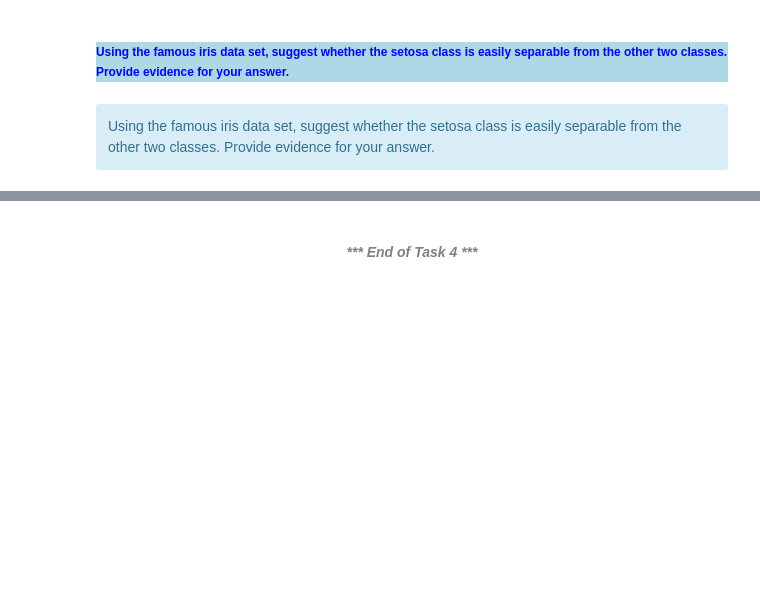
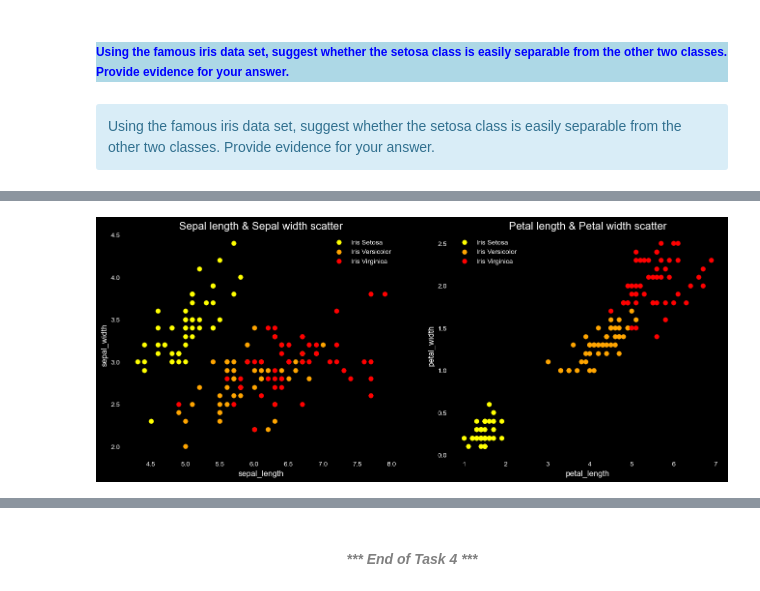
Before and after one commit to Anna20041983/Machine_Learning_and_Statistics, a Jupyter notebook: tasks.ipynb, the cells around one changed output, grey strips where cells are left out. Saved outputs shown, nothing was run; the diff lists cells and outputs as text; code cells hidden in the pictures; blank space fills up the shorter version.

```diff
--- a/tasks.ipynb
+++ b/tasks.ipynb
@@ -587,0 +691,37 @@ Using the famous iris data set, suggest whether the setosa class is easily separ
+# %%
+# Check the relationship of 3 classes when two dimensions for petal are together and 2 for sepal are together
+# Apply black background
+plt.style.use('dark_background')
+
+# Apply plot size
+fig, (ax1, ax2) = plt.subplots(1,2, figsize=(16,6))
+
+# Group Data by each class
+data1=df[df['class']=='setosa']
+data2=df[df['class']=='versicolor']
+data3=df[df['class']=='virginica']
+
+# Apply colour and label per each class
+ax1.scatter(data1['sepal_length'],data1['sepal_width'],color='yellow',label='Iris Setosa')
+ax1.scatter(data2['sepal_length'],data2['sepal_width'],color='orange',label='Iris Versicolor')
+ax1.scatter(data3['sepal_length'],data3['sepal_width'],color='red',label='Iris Virginica')
+
+# Apply colour and label per each class
+ax2.scatter(data1['petal_length'],data1['petal_width'],color='yellow',label='Iris Setosa')
+ax2.scatter(data2['petal_length'],data2['petal_width'],color='orange',label='Iris Versicolor')
+ax2.scatter(data3['petal_length'],data3['petal_width'],color='red',label='Iris Virginica')
+
+# Apply titles, labels and legends
+ax1.set_xlabel('sepal_length', size=12)
+ax1.set_ylabel('sepal_width', size=12)
+ax1.set_title ('Sepal length & Sepal width scatter', size=16)
+ax1.legend()
+ax2.set_xlabel('petal_length', size=12)
+ax2.set_ylabel('petal_width', size=12)
+ax2.set_title ('Petal length & Petal width scatter', size=16)
+ax2.legend()
+
+# Show
+plt.show()
+# %% [output]
+[figure, added]
```
Also changed, not shown: parts of 19 cells of this notebook.
